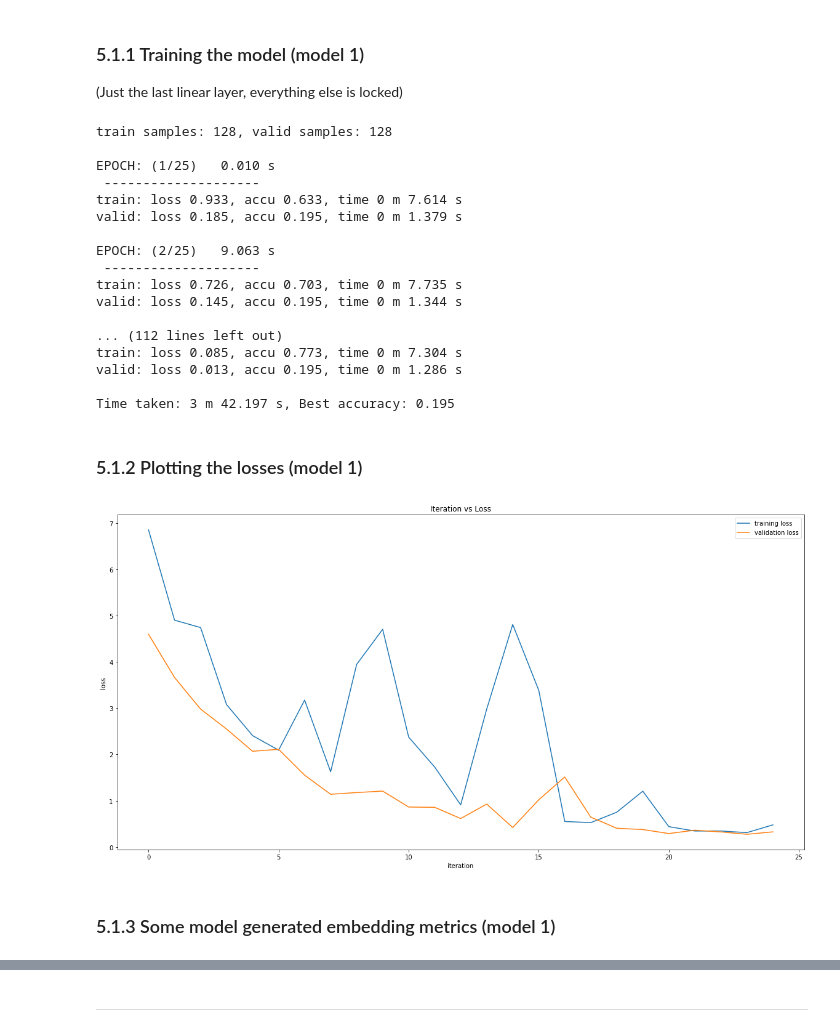
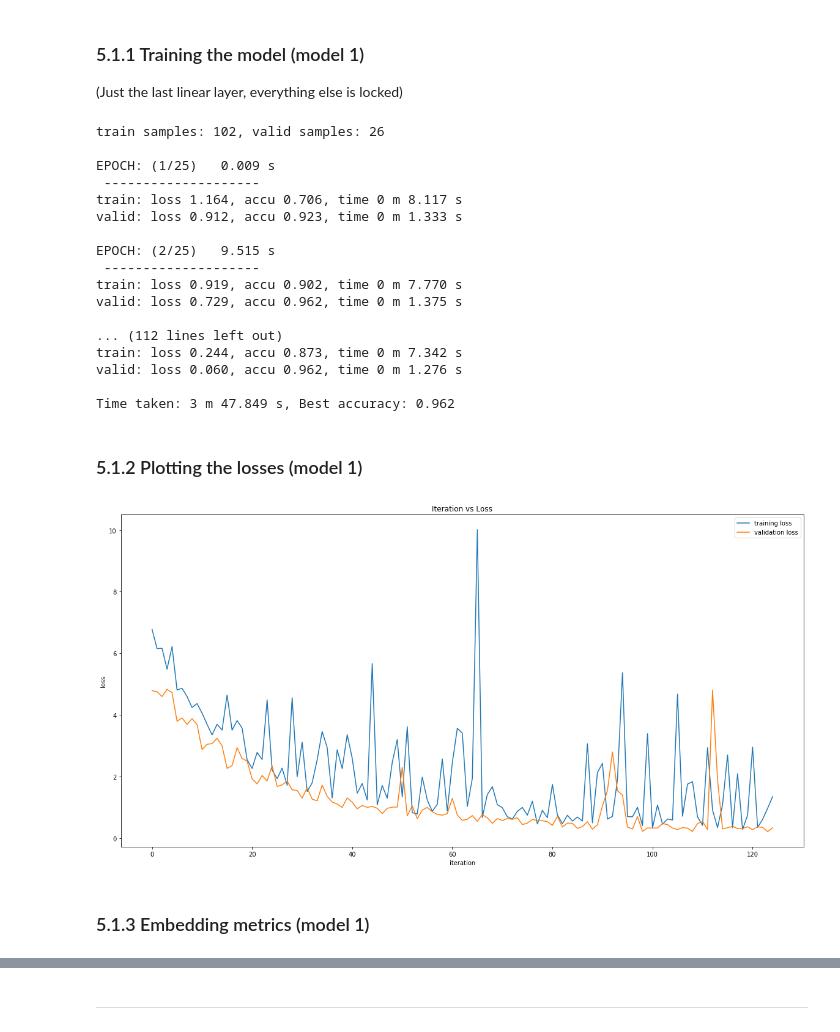
Before and after one commit to 18alantom/identify, a Jupyter notebook: Transfer Learning Experiments Ordered.ipynb, the cells around one changed output, grey strips where cells are left out. Saved outputs shown, nothing was run; the diff lists cells and outputs as text; code cells hidden in the pictures.

```diff
--- a/Transfer Learning Experiments Ordered.ipynb
+++ b/Transfer Learning Experiments Ordered.ipynb
@@ -53,6 +59,7 @@ tr, va = sets
 indices = { x:idx[i] for i,x in enumerate(sets) }
 samplers = { x:SubsetRandomSampler(indices[x]) for x in sets }
 dataloaders = { x:DataLoader(data_set_all,int(batch_size),sampler=samplers[x],drop_last=True) for x in sets }
+data_count = { x:len(indices[x]) for x in sets }
 # %% [markdown]
 ___
 # 2. Distance based loss function
@@ -147,7 +199,7 @@ device = torch.device("cuda:0" if torch.cuda.is_available() else "cpu")
 ## 3.1 Standard fit function
 Uses a standard loss function (class based)
 # %%
-def std_fit(model, optim, loss_func, train_dl, valid_dl, epochs=25):
+def std_fit(model, optim, loss_func, train_dl, valid_dl, epochs=25, data_count=None):
     start = time()
     time_st = lambda x: f"{x//60:0.0f} m {x%60:0.3f} s"
     model = model.to(device)
@@ -157,7 +209,10 @@ def std_fit(model, optim, loss_func, train_dl, valid_dl, epochs=25):
     tr = 'train'
     va = 'valid'
     data = {tr:train_dl, va: valid_dl}
-    data_count = {tr: len(train_dl.dataset), va: len(valid_dl.dataset)}
+
+    if data_count is None:
+        data_count = {tr: len(train_dl.dataset), va: len(valid_dl.dataset)}
+
     print(f"train samples: {data_count[tr]}, valid samples: {data_count[va]}")
     best_accu = 0.0
     least_loss = 20
@@ -326,7 +389,7 @@ def dist_fit(model, optim, loss_func, train_dl, valid_dl=None, epochs=25):
 # %% [markdown]
 ## 3.3 Function to plot the losses
 # %%
-def plot_losses(losses_tr,losses_va,count):
+def plot_losses(losses_tr,losses_va,count,l1="training loss",l2="validation loss"):
     s_tr = len(losses_tr)//count
     s_va = len(losses_va)//count
 
@@ -339,8 +402,8 @@ def plot_losses(losses_tr,losses_va,count):
 
     plt.figure(figsize=(20,10))
 
-    plt.plot(tr_x, tr_y, label="training loss")
-    plt.plot(va_x, va_y, label="validation loss")
+    plt.plot(tr_x, tr_y, label=l1)
+    plt.plot(va_x, va_y, label=l2)
 
     plt.title("Iteration vs Loss")
     plt.xlabel("iteration")
@@ -472,25 +535,25 @@ loss_func = nn.CrossEntropyLoss(weight)
 ### 5.1.1 Training the model (model 1)
 (Just the last linear layer, everything else is locked)
 # %%
-_, losses_tr_1, losses_va_1 = std_fit(model, optim, loss_func, dataloaders[tr], dataloaders[va])
+_, losses_tr_1, losses_va_1 = std_fit(model, optim, loss_func, dataloaders[tr], dataloaders[va],data_count=data_count)
 # %% [output]
-train samples: 128, valid samples: 128
+train samples: 102, valid samples: 26
 
-EPOCH: (1/25)   0.010 s
+EPOCH: (1/25)   0.009 s
  --------------------
-train: loss 0.933, accu 0.633, time 0 m 7.614 s
-valid: loss 0.185, accu 0.195, time 0 m 1.379 s
+train: loss 1.164, accu 0.706, time 0 m 8.117 s
+valid: loss 0.912, accu 0.923, time 0 m 1.333 s
 
-EPOCH: (2/25)   9.063 s
+EPOCH: (2/25)   9.515 s
  --------------------
-train: loss 0.726, accu 0.703, time 0 m 7.735 s
-valid: loss 0.145, accu 0.195, time 0 m 1.344 s
+train: loss 0.919, accu 0.902, time 0 m 7.770 s
+valid: loss 0.729, accu 0.962, time 0 m 1.375 s
 
 ... (112 lines left out)
-train: loss 0.085, accu 0.773, time 0 m 7.304 s
-valid: loss 0.013, accu 0.195, time 0 m 1.286 s
+train: loss 0.244, accu 0.873, time 0 m 7.342 s
+valid: loss 0.060, accu 0.962, time 0 m 1.276 s
 
-Time taken: 3 m 42.197 s, Best accuracy: 0.195
+Time taken: 3 m 47.849 s, Best accuracy: 0.962
 # %%
 # Copy model to a variable.
 
@@ -499,9 +562,9 @@ model_1_state_dict = model[0].state_dict().copy()
 # %% [markdown]
 ### 5.1.2 Plotting the losses (model 1)
 # %%
-plot_losses(losses_tr_1, losses_va_1, count=25)
+plot_losses(losses_tr_1, losses_va_1, count=125)
 # %% [output]
-[figure, old version]
+[figure, new version]
 # %% [markdown]
-### 5.1.3 Some model generated embedding metrics (model 1)
+### 5.1.3 Embedding metrics (model 1)
 # %%
```
Also changed, not shown: parts of 26 cells of this notebook.
